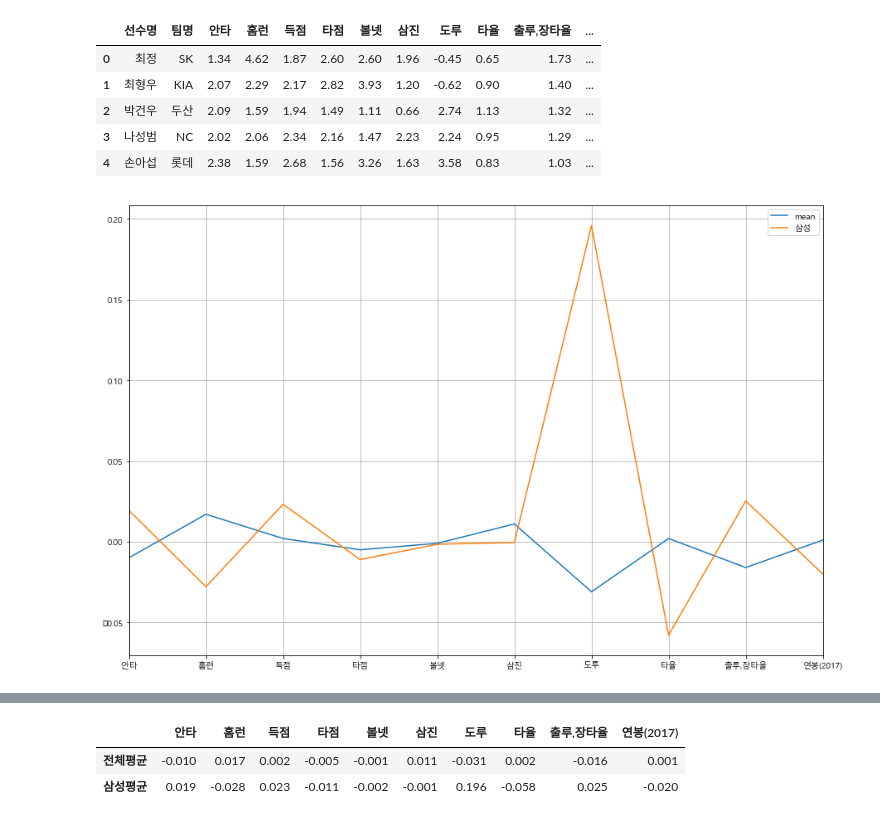
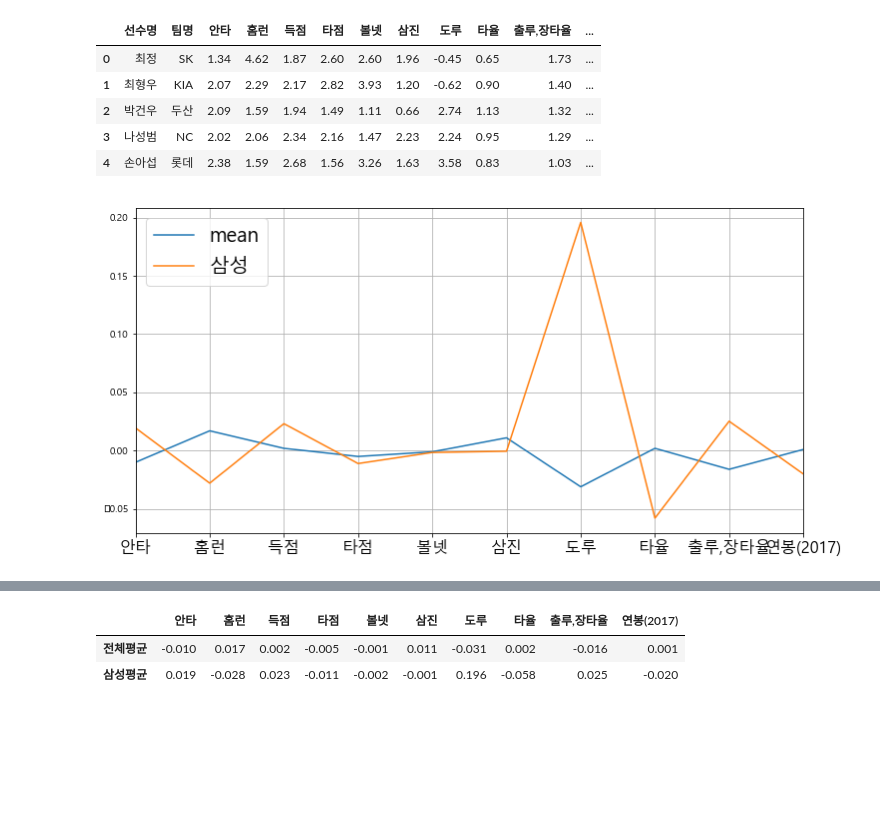
Before and after one commit to PIUphil/toheaven, a Jupyter notebook: 2.5 DataScience/프로젝트(야구).ipynb, the cells around one changed output, grey strips where cells are left out. Drawn from its saved outputs; the diff is of its cells as text; code cells hidden in the pictures; blank space fills up the shorter version.

```diff
--- a/2.5 DataScience/프로젝트(야구).ipynb
+++ b/2.5 DataScience/프로젝트(야구).ipynb
@@ -51,7 +68,7 @@ def standard_scaling(df, scale_columns):
         df[col] = df[col].apply(lambda x : (x - series_mean)/(series_std))
     return df
 # %%
-bat_df = standard_scaling(batter_df, bat_means.columns)
+bat_df = standard_scaling(copy.deepcopy(batter_df), batter_df.columns[2:])
 bat_df.head()
 # %% [output]
 |  | 선수명 | 팀명 | 경기 | 타석 | 타수 | 안타 | 홈런 | 득점 | 타점 | 볼넷 | ... | ... |
@@ -117,6 +137,6 @@ Warnings:
 # %%
 # 회귀계수를 이용해서 시각화
-plt.rcParams['figure.figsize'] = [15,15]
+plt.rcParams['figure.figsize'] = [15,7]
 coefs = model.params.tolist()      # params = parameters
 coef_series = pd.Series(coefs)
 
@@ -125,6 +145,6 @@ x_labels = model.params.index.tolist()
 ax = coef_series.plot(kind = 'bar')
 ax.set_ylabel('coef')
 ax.set_xlabel('x_feature')
-ax.set_xticklabels(x_labels, rotation=30)
+ax.set_xticklabels(x_labels, rotation=30, fontsize=15)
 plt.show()
 # %% [output]
@@ -143,13 +163,13 @@ bat_df.head()
 # %%
 n = len(bat_df.columns[2:])
 x_pos = np.arange(n)
-plt.rcParams['figure.figsize'] = [15,  10]
+plt.rcParams['figure.figsize'] = [12,  6]
 
 bat_df.groupby('팀명').sum().mean().plot(label = 'mean')
 bat_df[bat_df['팀명'] == '삼성'].mean().plot(label = '삼성')
-plt.xticks(x_pos, bat_df.columns[2:].tolist())
+plt.xticks(x_pos, bat_df.columns[2:].tolist(), fontsize=16)
 plt.grid(True)
-plt.legend()
+plt.legend(loc=2, fontsize=20)
 plt.show()
 # %% [output]
-[figure, old version]
+[figure, new version]
```
Also changed, not shown: parts of 29 cells of this notebook.
